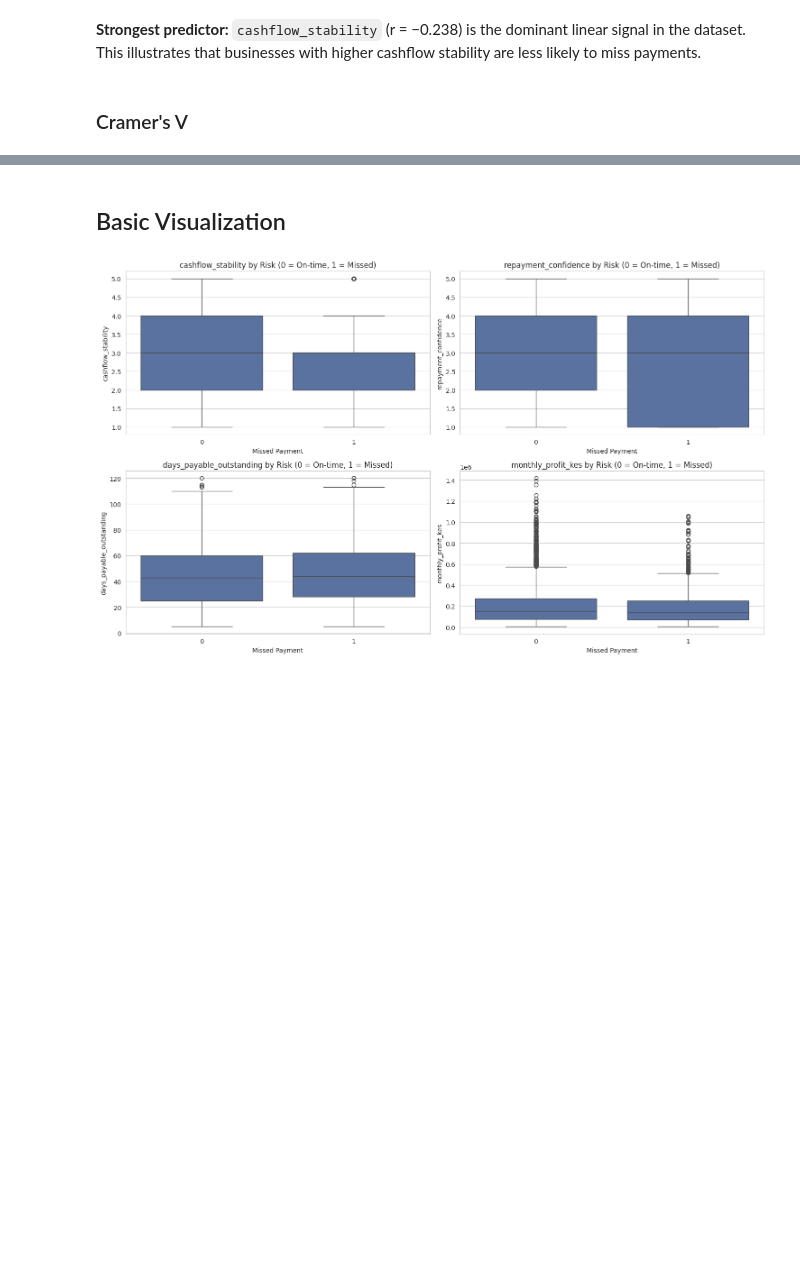
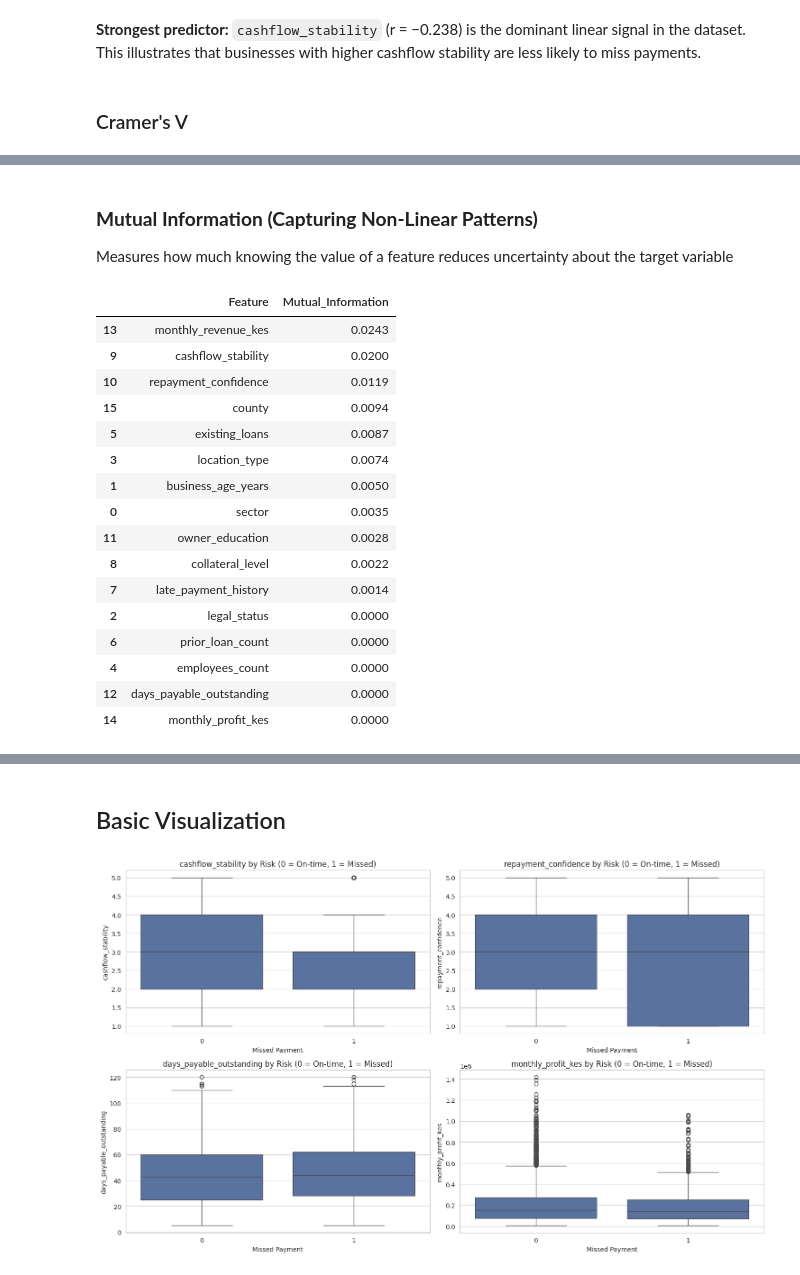
Before and after one commit to Zard3017/CreditScoring_system, a Jupyter notebook: notebooks/credit_scoring.ipynb, the cells around one changed output, grey strips where cells are left out. Saved outputs shown, nothing was run; the diff lists cells and outputs as text; code cells hidden in the pictures; blank space fills up the shorter version.

```diff
--- a/notebooks/credit_scoring.ipynb
+++ b/notebooks/credit_scoring.ipynb
@@ -451,0 +525,39 @@ Cramér's V with target:
+# %% [markdown]
+### **Mutual Information (Capturing Non-Linear Patterns)**
+
+Measures how much knowing the value of a feature reduces uncertainty about the target variable
+# %%
+from sklearn.feature_selection import mutual_info_classif
+from sklearn.preprocessing import OrdinalEncoder
+
+X_enc = X.copy()
+cat_cols = X_enc.select_dtypes(include=['object', 'category']).columns
+
+# Encode strings for Scikit-Learn
+X_enc[cat_cols] = OrdinalEncoder().fit_transform(X_enc[cat_cols].astype(str))
+
+mi_scores = mutual_info_classif(X_enc, y, discrete_features='auto', random_state=42)
+mi_df = pd.DataFrame({
+    'Feature': X.columns,
+    'Mutual_Information': np.round(mi_scores, 4)
+}).sort_values('Mutual_Information', ascending=False)
+
+display(mi_df)
+# %% [output]
+|  | Feature | Mutual_Information |
+| 13 | monthly_revenue_kes | 0.0243 |
+| 9 | cashflow_stability | 0.0200 |
+| 10 | repayment_confidence | 0.0119 |
+| 15 | county | 0.0094 |
+| 5 | existing_loans | 0.0087 |
+| 3 | location_type | 0.0074 |
+| 1 | business_age_years | 0.0050 |
+| 0 | sector | 0.0035 |
+| 11 | owner_education | 0.0028 |
+| 8 | collateral_level | 0.0022 |
+| 7 | late_payment_history | 0.0014 |
+| 2 | legal_status | 0.0000 |
+| 6 | prior_loan_count | 0.0000 |
+| 4 | employees_count | 0.0000 |
+| 12 | days_payable_outstanding | 0.0000 |
+| 14 | monthly_profit_kes | 0.0000 |
```
Also changed, not shown: parts of 12 cells of this notebook.
